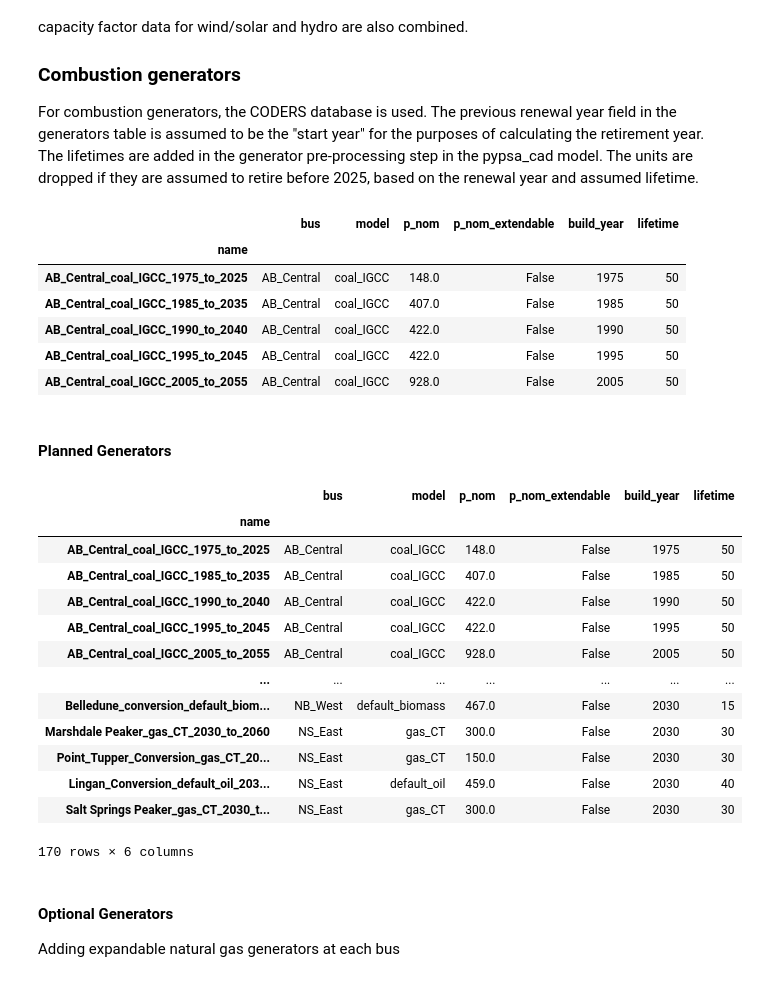
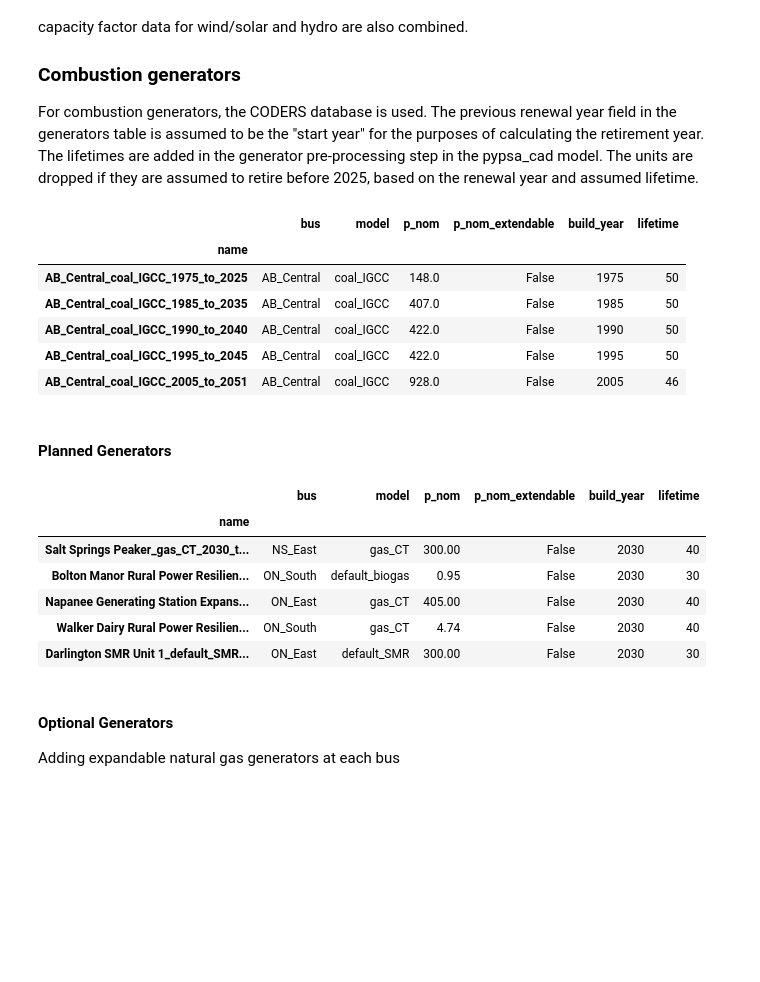
Before and after one commit to NRCan/pypsa-canada-national, a Jupyter notebook: 4 - Create Model.ipynb, the cells around one changed output. Saved outputs shown, nothing was run; the diff lists cells and outputs as text; code cells hidden in the pictures; blank space fills up the shorter version.

Commit message:
added data for ON, added storage unit file, changed file format

```diff
--- a/4 - Create Model.ipynb
+++ b/4 - Create Model.ipynb
@@ -73,8 +73,8 @@ gen_life = {
     'coal_IGCC': 50,
     'coal_pulverized': 50,
     'default_diesel': 40,
-    'gas_CC': 30,
-    'gas_CT': 30,
+    'gas_CC': 40,
+    'gas_CT': 40,
     'default_nuclear': 80, # Over-estimated, manually set some of the retirement years below
     'default_SMR': 30,
     'default_oil': 40
@@ -95,9 +95,6 @@ retirements = retirements[~retirements.CODERS_name.isna()]
 retirements = retirements.set_index('CODERS_name')['year']
 retirements = retirements.to_dict()
 # %%
-# If the renewal year is greater than reference year but the start year is before reference year, set the renewal to reference year
-combustion_gens_data.loc[(combustion_gens_data.previous_renewal_year >= REF_YEAR) & (combustion_gens_data.start_year < REF_YEAR), 'previous_renewal_year'] = REF_YEAR
-
 combustion_gens = combustion_gens_data.copy()
 
 # Map generation types
@@ -105,6 +102,9 @@ combustion_gens.loc[:, 'model'] = combustion_gens.loc[:, 'gen_type'].map(gen_typ
 
 # lifetimes
 combustion_gens['lifetime'] = combustion_gens['model'].map(gen_life)
+
+# If the renewal year is greater than reference year but the start year is before reference year, set the renewal to reference year
+combustion_gens_data.loc[(combustion_gens_data.previous_renewal_year >= REF_YEAR) & (combustion_gens_data.start_year < REF_YEAR), 'previous_renewal_year'] = REF_YEAR
 combustion_gens = combustion_gens[(combustion_gens.previous_renewal_year + combustion_gens.lifetime) >= REF_YEAR]
 
 combustion_gens['start_year'] = (5 * np.ceil((combustion_gens['start_year']) / 5)).astype(int)
@@ -140,52 +140,43 @@ combustion_gens.head()
 | AB_Central_coal_IGCC_1985_to_2035 | AB_Central | coal_IGCC | 407.0 | False | 1985 | 50 |
 | AB_Central_coal_IGCC_1990_to_2040 | AB_Central | coal_IGCC | 422.0 | False | 1990 | 50 |
 | AB_Central_coal_IGCC_1995_to_2045 | AB_Central | coal_IGCC | 422.0 | False | 1995 | 50 |
-| AB_Central_coal_IGCC_2005_to_2055 | AB_Central | coal_IGCC | 928.0 | False | 2005 | 50 |
+| AB_Central_coal_IGCC_2005_to_2051 | AB_Central | coal_IGCC | 928.0 | False | 2005 | 46 |
 # %% [markdown]
 #### Planned Generators
 # %%
 # Planned generator data
 planned_gens = pd.read_csv(os.path.join(path, 'data', 'planned_projects', 'new_capacity.csv'))
-planned_gens = planned_gens[~planned_gens.gen_type.isin(['hydro_run', 'hydro_daily', 'hydro_monthly', 'solar_PV', 'wind_ons'])]
+planned_gens = planned_gens[~planned_gens.model.isin(['hydro_run', 'hydro_daily', 'hydro_monthly', 'solar_PV', 'wind_ons'])]
 planned_gens['geometry'] = planned_gens.apply(lambda row: Point(row.longitude, row.latitude), axis=1)
 planned_gens = gpd.GeoDataFrame(planned_gens, geometry=planned_gens.geometry, index=planned_gens.index, crs='EPSG:4326').to_crs('EPSG: 3347')
 planned_gens = planned_gens.sjoin_nearest(clusters, how='left')
 planned_gens = planned_gens.drop(['geometry', 'province'], axis=1)
-planned_gens = planned_gens.rename({'generation_unit_name': 'name', 'gen_type': 'model', 'unit_installed_capacity':'p_nom', 'cluster':'bus'}, axis=1)
+planned_gens = planned_gens.rename({'cluster':'bus'}, axis=1)
 planned_gens['p_nom_extendable'] = False
 planned_gens['lifetime'] = planned_gens['model'].map(gen_life)
 
 planned_gens['build_year'] = (5 * np.ceil((planned_gens['build_year']) / 5)).astype(int)
-
 planned_gens['retirement_year'] = (5 * np.ceil((planned_gens['build_year'] + planned_gens['lifetime']) / 5)).astype(int)
 planned_gens['retirement_year'] = planned_gens['name'].map(retirements).fillna(planned_gens.retirement_year)
 planned_gens['retirement_year'] = (5 * np.ceil((planned_gens['retirement_year']) / 5)).astype(int)
 
 planned_gens['lifetime'] = planned_gens['retirement_year'].subtract(planned_gens['build_year'])
 
 planned_gens['name'] = planned_gens.name + '_' + planned_gens.model + '_' + planned_gens.build_year.astype(str) + '_to_' + planned_gens.retirement_year.astype(str)
 
 planned_gens = planned_gens.set_index('name', drop=True)
 planned_gens = planned_gens.drop(['latitude', 'longitude', 'retirement_year'], axis=1)
 
 combustion_gens = pd.concat([combustion_gens, planned_gens])
-
-combustion_gens
+combustion_gens.tail()
 # %% [output]
 |  | bus | model | p_nom | p_nom_extendable | build_year | lifetime |
 | name |  |  |  |  |  |  |
-| AB_Central_coal_IGCC_1975_to_2025 | AB_Central | coal_IGCC | 148.0 | False | 1975 | 50 |
-| AB_Central_coal_IGCC_1985_to_2035 | AB_Central | coal_IGCC | 407.0 | False | 1985 | 50 |
-| AB_Central_coal_IGCC_1990_to_2040 | AB_Central | coal_IGCC | 422.0 | False | 1990 | 50 |
-| AB_Central_coal_IGCC_1995_to_2045 | AB_Central | coal_IGCC | 422.0 | False | 1995 | 50 |
-| AB_Central_coal_IGCC_2005_to_2055 | AB_Central | coal_IGCC | 928.0 | False | 2005 | 50 |
-| ... | ... | ... | ... | ... | ... | ... |
-| Belledune_conversion_default_biom... | NB_West | default_biomass | 467.0 | False | 2030 | 15 |
-| Marshdale Peaker_gas_CT_2030_to_2060 | NS_East | gas_CT | 300.0 | False | 2030 | 30 |
-| Point_Tupper_Conversion_gas_CT_20... | NS_East | gas_CT | 150.0 | False | 2030 | 30 |
-| Lingan_Conversion_default_oil_203... | NS_East | default_oil | 459.0 | False | 2030 | 40 |
-| Salt Springs Peaker_gas_CT_2030_t... | NS_East | gas_CT | 300.0 | False | 2030 | 30 |
+| Salt Springs Peaker_gas_CT_2030_t... | NS_East | gas_CT | 300.00 | False | 2030 | 40 |
+| Bolton Manor Rural Power Resilien... | ON_South | default_biogas | 0.95 | False | 2030 | 30 |
+| Napanee Generating Station Expans... | ON_East | gas_CT | 405.00 | False | 2030 | 40 |
+| Walker Dairy Rural Power Resilien... | ON_South | gas_CT | 4.74 | False | 2030 | 40 |
+| Darlington SMR Unit 1_default_SMR... | ON_East | default_SMR | 300.00 | False | 2030 | 30 |
-170 rows × 6 columns
 # %% [markdown]
 #### Optional Generators
 Adding expandable natural gas generators at each bus
```
Also changed, not shown: parts of 6 cells of this notebook, 2 other files.
